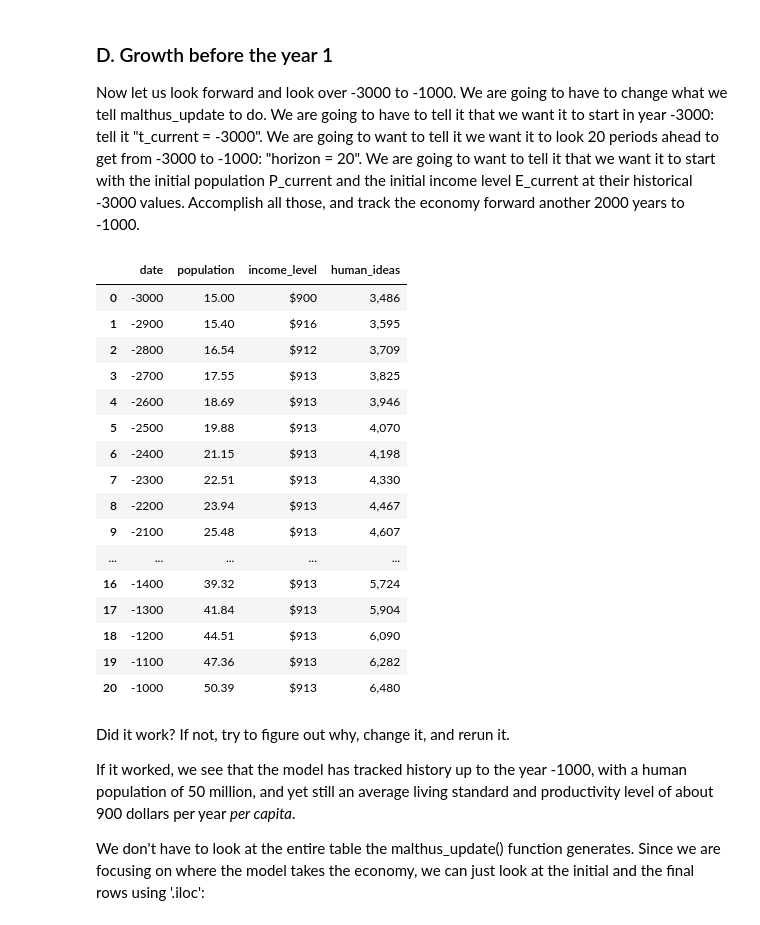
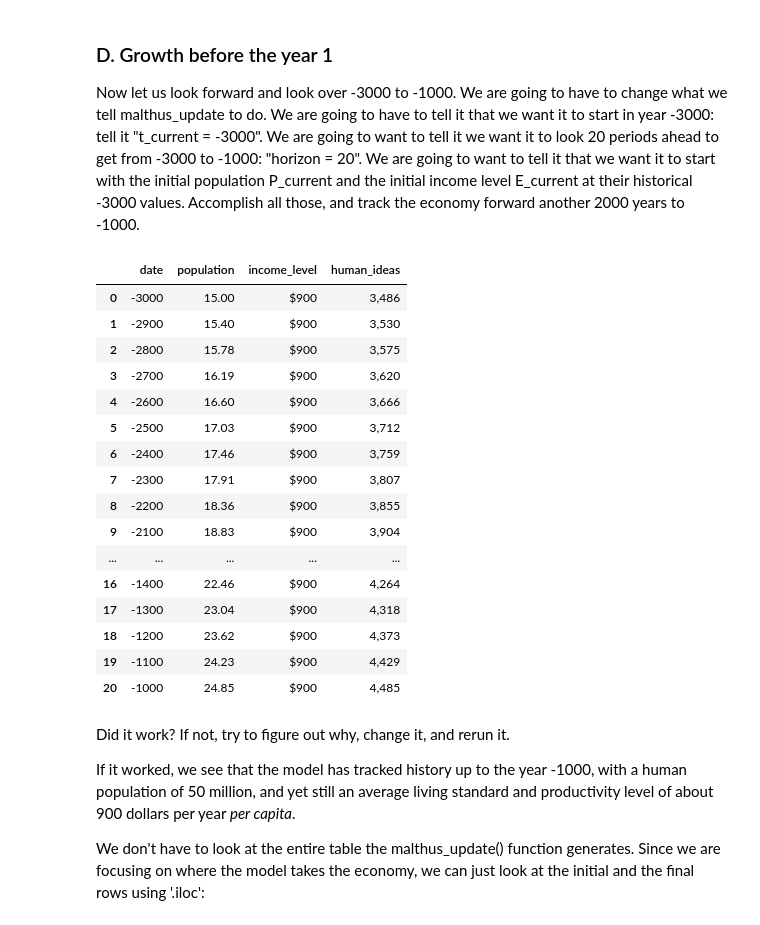
Before and after one commit to braddelong/lecture-support-2020, a Jupyter notebook: ps02-answers.ipynb, the cells around one changed output. Saved outputs shown, nothing was run; the diff lists cells and outputs as text; code cells hidden in the pictures.

```diff
--- a/ps02-answers.ipynb
+++ b/ps02-answers.ipynb
@@ -394,7 +394,7 @@ Here is the function, with its defaults set to reproduce the -6000 to -3000 mode
 # definition of the malthus_update function:
 
 def malthus_update(t_current = -6000, t_step = 100, horizon = 30,
-  P_current = 7, E_current = 900, h = 0.000126, ɣ = 2,
+  P_current = 7, E_current = 900, h_growth = 0.000126, ɣ = 2,
   β = 0.025, ϕ = 1, y_sub = 890.7364):
     """
     Updates the three-variable Malthusian model—population, income,
@@ -545,41 +545,41 @@ Now let us look forward and look over -3000 to -1000. We are going to have to ch
 # %%
 # from -3000 to -1000: a more-than-doubling of h:
 #
 # in order to accomplish this task, five of the parameters passed to
 # the malthus_update() function have to be set to values other than
 # their defaults. Three of them have been filled in. Fill in the other
 # two with the appropriate values, and then run the cell:
 
 output = malthus_update(t_current = -3000, horizon = 20,
-  h = 0.00031, P_current = 15, E_current = 900)
+  h_growth = 0.00031, P_current = 15, E_current = 900)
 
 malthus4_df = pd.DataFrame(np.array(output)).transpose()
 
 malthus4_df.columns = ['date', 'population', 'income_level', 'human_ideas']
 malthus4_df['date'] = malthus4_df['date'].apply(np.int64)
 
 format_dict = {'human_ideas': '{0:,.0f}',
     'income_level': '${0:,.0f}', 'population': '{0:,.2f}'}
 
 malthus4_df.style.format(format_dict)
 # %% [output]
 |  | date | population | income_level | human_ideas |
 | 0 | -3000 | 15.00 | $900 | 3,486 |
-| 1 | -2900 | 15.40 | $916 | 3,595 |
-| 2 | -2800 | 16.54 | $912 | 3,709 |
-| 3 | -2700 | 17.55 | $913 | 3,825 |
-| 4 | -2600 | 18.69 | $913 | 3,946 |
-| 5 | -2500 | 19.88 | $913 | 4,070 |
-| 6 | -2400 | 21.15 | $913 | 4,198 |
-| 7 | -2300 | 22.51 | $913 | 4,330 |
-| 8 | -2200 | 23.94 | $913 | 4,467 |
-| 9 | -2100 | 25.48 | $913 | 4,607 |
+| 1 | -2900 | 15.40 | $900 | 3,530 |
+| 2 | -2800 | 15.78 | $900 | 3,575 |
+| 3 | -2700 | 16.19 | $900 | 3,620 |
+| 4 | -2600 | 16.60 | $900 | 3,666 |
+| 5 | -2500 | 17.03 | $900 | 3,712 |
+| 6 | -2400 | 17.46 | $900 | 3,759 |
+| 7 | -2300 | 17.91 | $900 | 3,807 |
+| 8 | -2200 | 18.36 | $900 | 3,855 |
+| 9 | -2100 | 18.83 | $900 | 3,904 |
 | ... | ... | ... | ... | ... |
-| 16 | -1400 | 39.32 | $913 | 5,724 |
-| 17 | -1300 | 41.84 | $913 | 5,904 |
-| 18 | -1200 | 44.51 | $913 | 6,090 |
-| 19 | -1100 | 47.36 | $913 | 6,282 |
-| 20 | -1000 | 50.39 | $913 | 6,480 |
+| 16 | -1400 | 22.46 | $900 | 4,264 |
+| 17 | -1300 | 23.04 | $900 | 4,318 |
+| 18 | -1200 | 23.62 | $900 | 4,373 |
+| 19 | -1100 | 24.23 | $900 | 4,429 |
+| 20 | -1000 | 24.85 | $900 | 4,485 |
 # %% [markdown]
 Did it work? If not, try to figure out why, change it, and rerun it.
 
```
Also changed, not shown: parts of 10 cells of this notebook, 1 other file.
